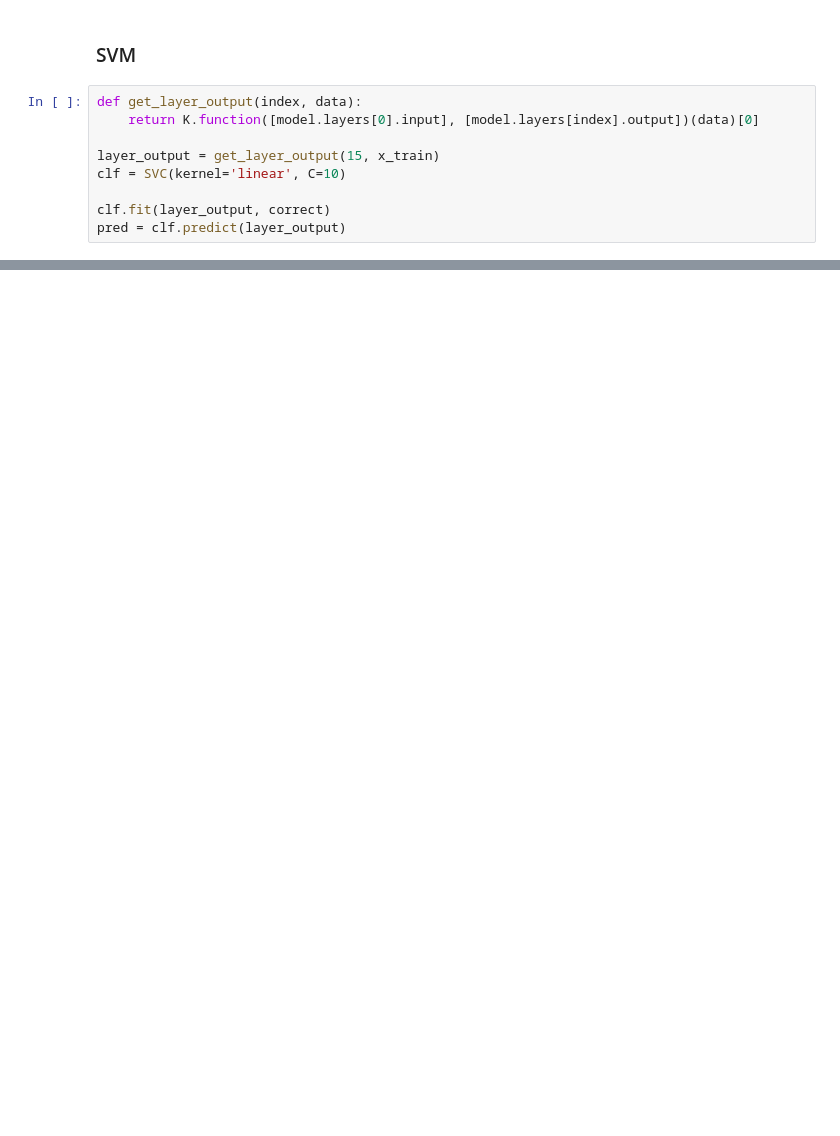
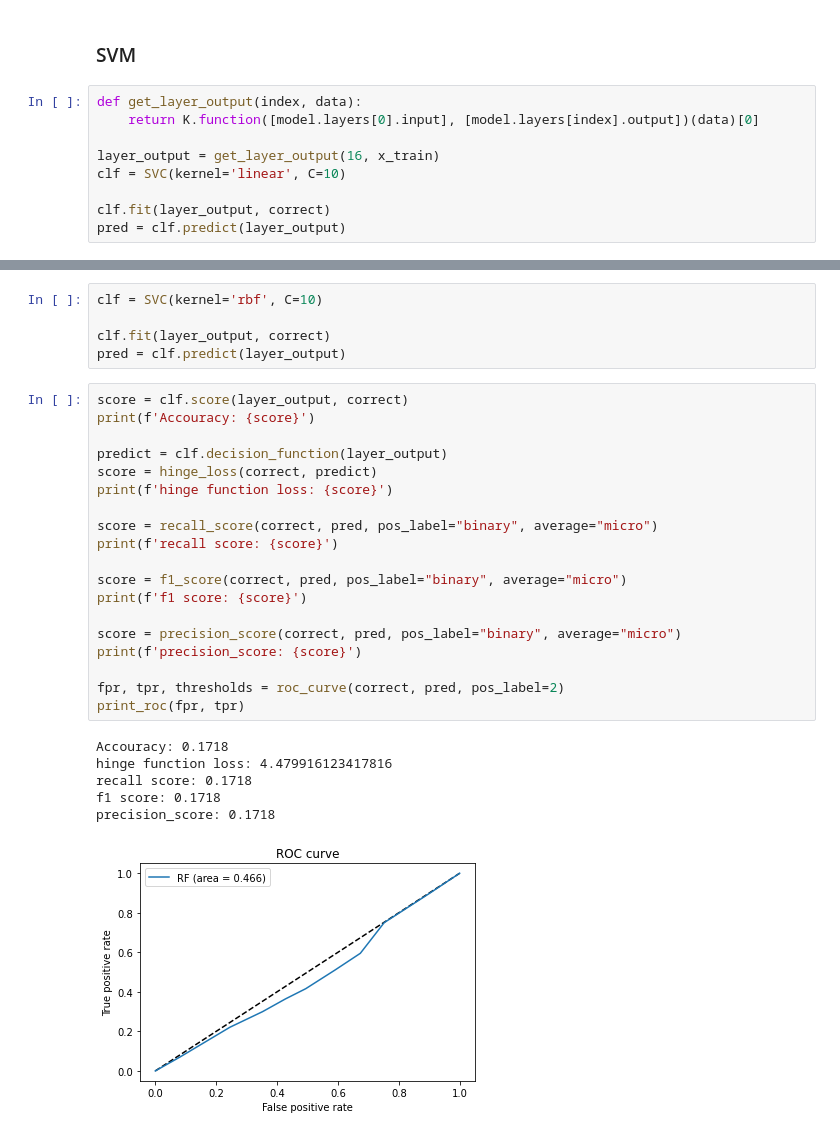
Before and after one commit to piaskowyk/ML-project-agh, a Jupyter notebook: project.ipynb, the cells around one changed output, grey strips where cells are left out. Cells and saved outputs as stored; diff of their text form; blank space fills up the shorter version.

```diff
--- a/project.ipynb
+++ b/project.ipynb
@@ -307,7 +231,7 @@ weighted avg       0.20      0.24      0.20      1000
 def get_layer_output(index, data):
     return K.function([model.layers[0].input], [model.layers[index].output])(data)[0]
 
-layer_output = get_layer_output(15, x_train)
+layer_output = get_layer_output(16, x_train)
 clf = SVC(kernel='linear', C=10)
 
 clf.fit(layer_output, correct)
@@ -340,0 +265,31 @@ precision_score: 0.404
+# %%
+clf = SVC(kernel='rbf', C=10)
+
+clf.fit(layer_output, correct)
+pred = clf.predict(layer_output)
+# %%
+score = clf.score(layer_output, correct)
+print(f'Accouracy: {score}')
+
+predict = clf.decision_function(layer_output)
+score = hinge_loss(correct, predict)
+print(f'hinge function loss: {score}')
+
+score = recall_score(correct, pred, pos_label="binary", average="micro")
+print(f'recall score: {score}')
+
+score = f1_score(correct, pred, pos_label="binary", average="micro")
+print(f'f1 score: {score}')
+
+score = precision_score(correct, pred, pos_label="binary", average="micro")
+print(f'precision_score: {score}')
+
+fpr, tpr, thresholds = roc_curve(correct, pred, pos_label=2)
+print_roc(fpr, tpr)
+# %% [output]
+Accouracy: 0.1718
+hinge function loss: 4.479916123417816
+recall score: 0.1718
+f1 score: 0.1718
+precision_score: 0.1718
+[figure, added]
```
Also changed, not shown: parts of 14 cells of this notebook.
